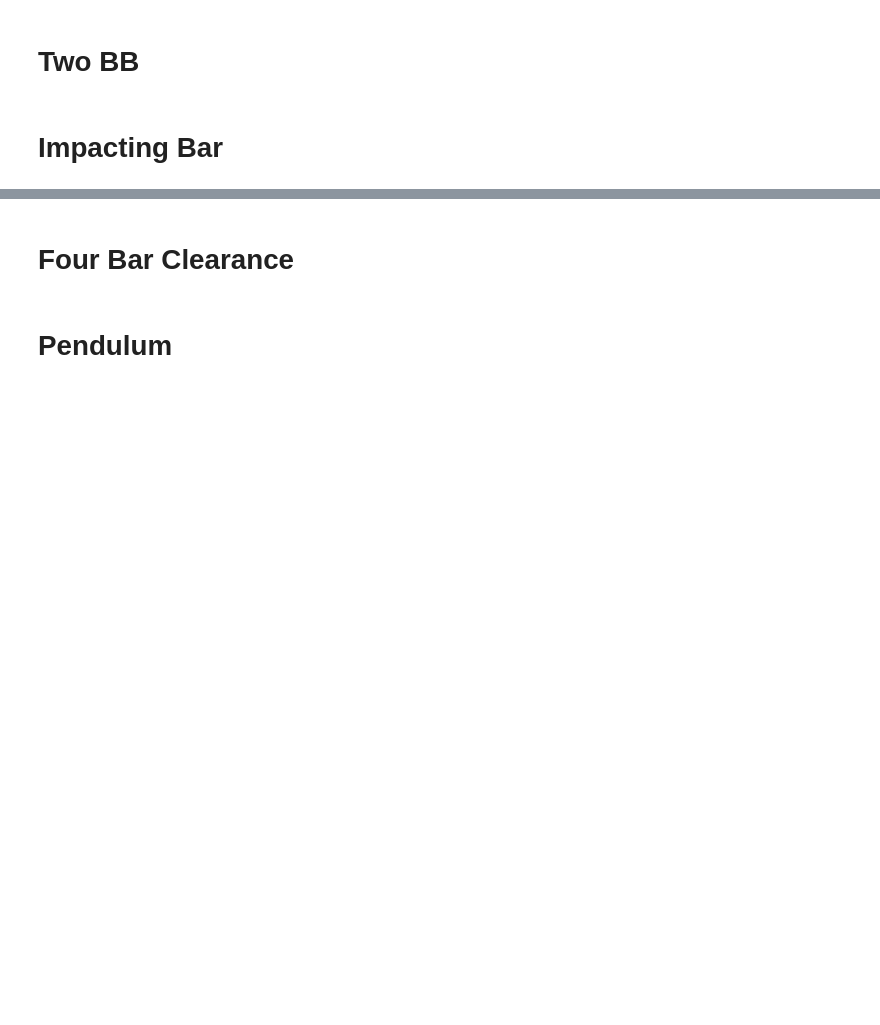
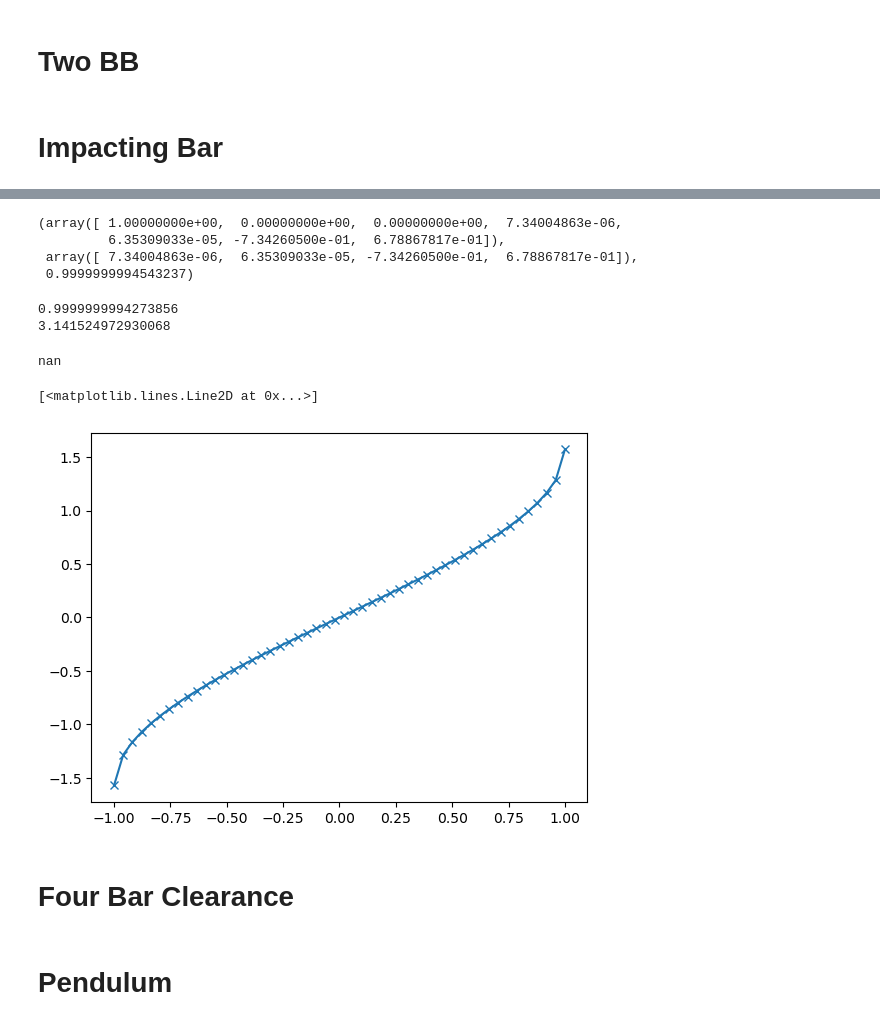
Before and after one commit to vacary/siconos-tutorials, a Jupyter notebook: examples/mechanics/MechanicsExamples.ipynb, the cells around one changed output, grey strips where cells are left out. Drawn from its saved outputs; the diff is of its cells as text; code cells hidden in the pictures; blank space fills up the shorter version.

```diff
--- a/examples/mechanics/MechanicsExamples.ipynb
+++ b/examples/mechanics/MechanicsExamples.ipynb
@@ -86,3 +137,34 @@ plot_and_compare(mine,ref, main)
+# %%
+quat = q[3:7]
+nn = LA.norm(quat)
+quat = quat / nn
+q, quat, nn
+# %% [output]
+(array([ 1.00000000e+00,  0.00000000e+00,  0.00000000e+00,  7.34004863e-06,
+         6.35309033e-05, -7.34260500e-01,  6.78867817e-01]),
+ array([ 7.34004863e-06,  6.35309033e-05, -7.34260500e-01,  6.78867817e-01]),
+ 0.9999999994543237)
+# %%
+omega = q[1:]
+import numpy.linalg as LA
+norm = LA.norm(omega)
+print(norm)
+res = 2*np.arcsin(norm)/norm
+print(res)
+import matplotlib.pyplot as plt
+# %% [output]
+0.9999999994273856
+3.141524972930068
+# %%
+np.arcsin(1.0000000000001)
+# %% [output]
+nan
+# %%
+x = np.linspace(-1., 1.)
+plt.plot(x, np.arcsin(x), 'x-')
+# %% [output]
+[<matplotlib.lines.Line2D at 0x...>]
+[figure, added]
 # %% [markdown]
 # Four Bar Clearance
 # %%
```
Also changed, not shown: parts of 6 cells of this notebook, 14 other files.
